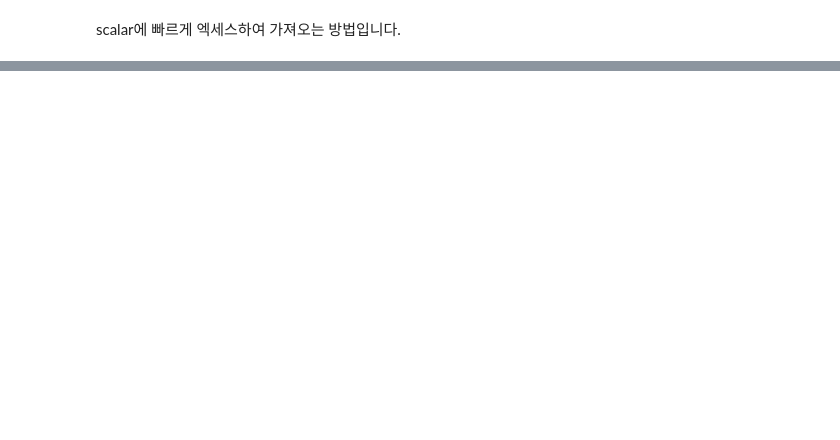
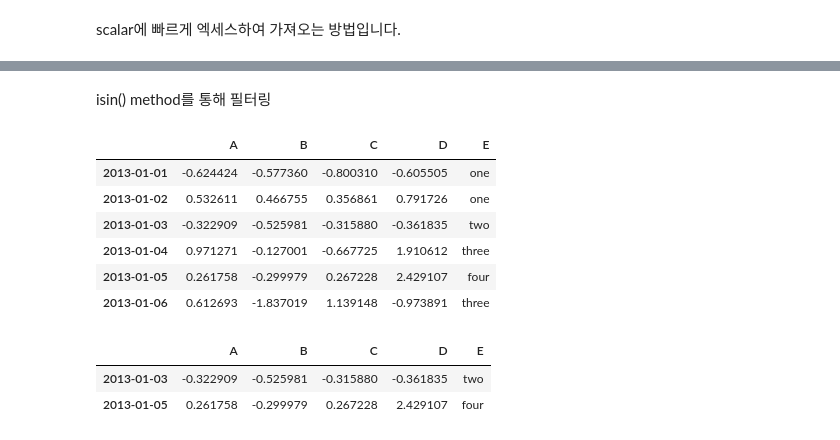
Before and after one commit to HwangHanJae/DataScience_Basic_Tect, a Jupyter notebook: pandas_10minutes_tutorial.ipynb, the cells around one changed output, grey strips where cells are left out. Saved outputs shown, nothing was run; the diff lists cells and outputs as text; code cells hidden in the pictures; blank space fills up the shorter version.

```diff
--- a/pandas_10minutes_tutorial.ipynb
+++ b/pandas_10minutes_tutorial.ipynb
@@ -293,0 +387,20 @@ df.at[dates[0],"A"]
+# %% [markdown]
+isin() method를 통해 필터링
+# %%
+df2 = df.copy()
+df2['E'] = ["one","one","two","three","four","three"]
+df2
+# %% [output]
+|  | A | B | C | D | E |
+| 2013-01-01 | -0.624424 | -0.577360 | -0.800310 | -0.605505 | one |
+| 2013-01-02 | 0.532611 | 0.466755 | 0.356861 | 0.791726 | one |
+| 2013-01-03 | -0.322909 | -0.525981 | -0.315880 | -0.361835 | two |
+| 2013-01-04 | 0.971271 | -0.127001 | -0.667725 | 1.910612 | three |
+| 2013-01-05 | 0.261758 | -0.299979 | 0.267228 | 2.429107 | four |
+| 2013-01-06 | 0.612693 | -1.837019 | 1.139148 | -0.973891 | three |
+# %%
+df2[df2['E'].isin(["two","four"])]
+# %% [output]
+|  | A | B | C | D | E |
+| 2013-01-03 | -0.322909 | -0.525981 | -0.315880 | -0.361835 | two |
+| 2013-01-05 | 0.261758 | -0.299979 | 0.267228 | 2.429107 | four |
```
Also changed, not shown: parts of 39 cells of this notebook.
